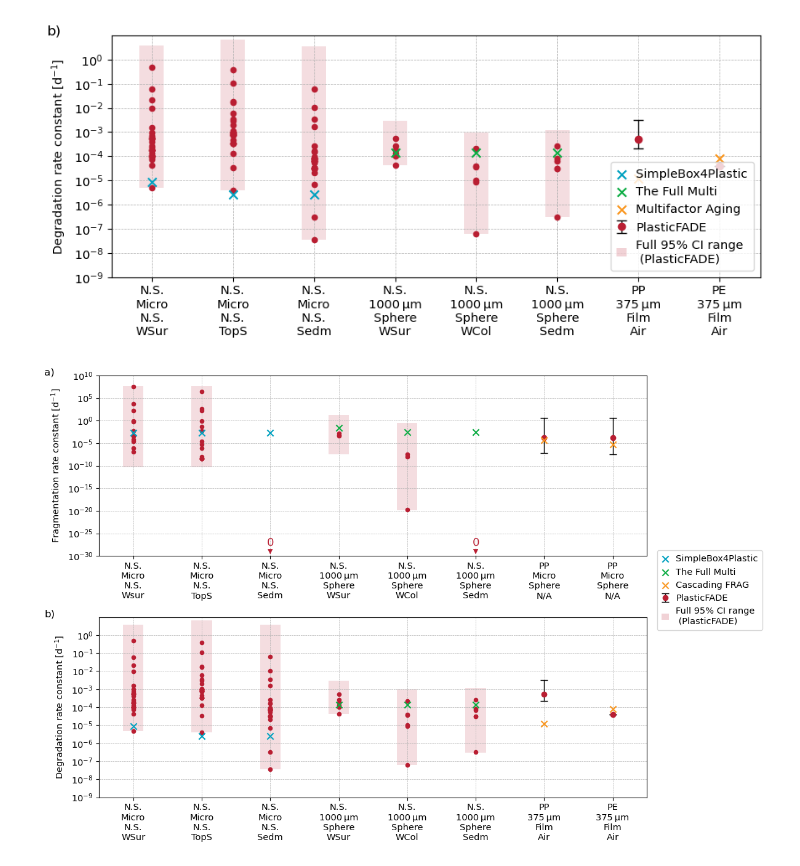
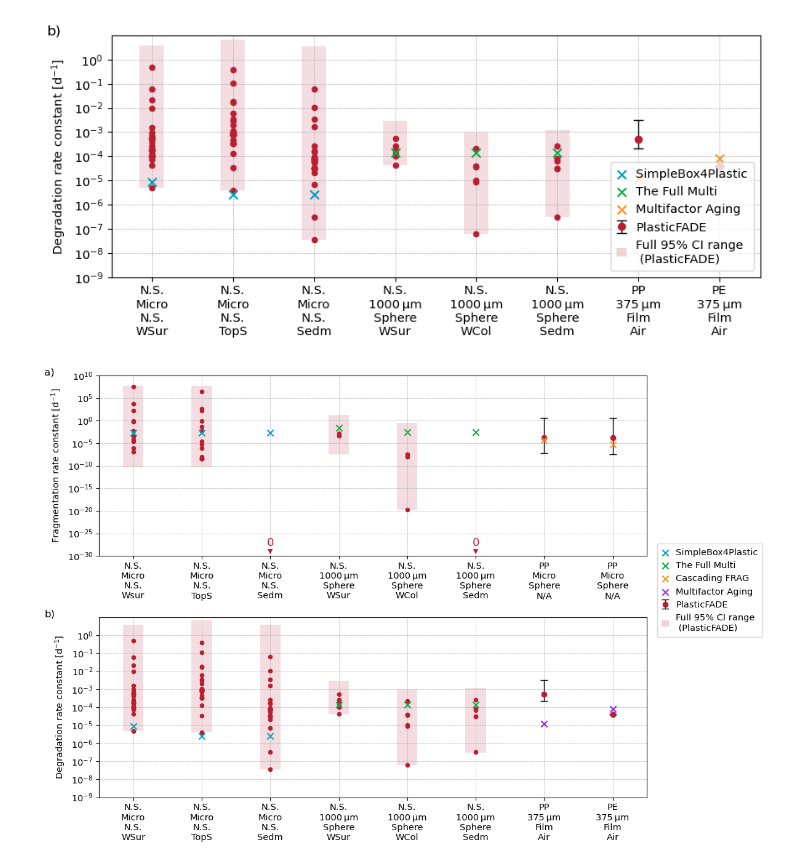
Before and after one commit to CIRAIG/PlasticFADE, a Jupyter notebook: Results_Plots in the article/Fig.5_Existing models_Comparison.ipynb, the cells around one changed output. Drawn from its saved outputs; the diff is of its cells as text; code cells hidden in the pictures.

Commit message:
update figure 5

```diff
--- a/Results_Plots in the article/Fig.5_Existing models_Comparison.ipynb
+++ b/Results_Plots in the article/Fig.5_Existing models_Comparison.ipynb
@@ -600,7 +600,7 @@ for i in range(len(data_degr)):
 # Plot k_literature as crosses
 h1_degr = ax2.scatter(x2[:3], y1_degr, color='#00A1C0', marker='x', label='SimpleBox4Plastic', zorder=5, s=55)
 h2_degr = ax2.scatter(x2[3:6], y2_degr, color='#0BAC43', marker='x', label='The Full Multi', zorder=5, s=55)
-h3_degr = ax2.scatter(x2[-2:], y3_degr, color='#FA961E', marker='x', label='Multifactor Aging', zorder=5, s=55)
+h3_degr = ax2.scatter(x2[-2:], y3_degr, color='#961efa', marker='x', label='Multifactor Aging', zorder=5, s=55)
 
 # Zero value annotations
 min_display_y_degr = 1e-9
@@ -623,32 +623,41 @@ ax2.set_ylabel('Degradation rate constant [d$^{-1}$]', labelpad=5, fontsize=10.5
 ax2.tick_params(axis='both', which='major', labelsize=10.5)
 ax2.set_xlim(-0.5, len(x2) - 0.5)
 ax2.set_ylim(1e-9, 1e+1)
 ax2.yaxis.set_major_locator(FixedLocator([10**exp for exp in range(-9, 1, 1)]))
 ax2.grid(True, which="major", ls="--", lw=0.5)
 
 # Legend for bottom subplot
 handles_degr = [h1_degr, h2_degr, h3_degr]
 if has_plasticfade_degr:
     if errorbar_plot_degr is None:
         from matplotlib.patches import Patch
         dummy_errorbar = ax2.errorbar([], [], fmt='o', color='#B91E32', ecolor='black',
                                      elinewidth=1, capsize=4, markersize=6, label='PlasticFADE')
         dummy_patch = Patch(facecolor='#B91E32', alpha=0.2, label='Full 95% CI range\n (PlasticFADE)')
         all_handles_degr = handles_degr + [dummy_errorbar, dummy_patch]
     else:
         from matplotlib.patches import Patch
         dummy_patch = Patch(facecolor='#B91E32', alpha=0.2, label='Full 95% CI range\n (PlasticFADE)')
         all_handles_degr = handles_degr + [errorbar_plot_degr, dummy_patch]
 else:
     all_handles_degr = handles_degr
 
 #ax2.legend(handles=all_handles_degr, handlelength=0.8, borderpad=0.5, loc='lower right', fontsize=10.5)
 ax2.text(-0.1, 1.0, "b)", transform=ax2.transAxes, fontsize=12, fontweight='normal')
-fig.legend(handles=all_handles_frag, handlelength=0.8, borderpad=0.5, loc='center right', fontsize=10.5, bbox_to_anchor=(1.18, 0.53))
+# Define custom order for legend
+custom_order = [
+    h1_frag,   # SimpleBox4Plastic
+    h2_frag,   # The Full Multi
+    h3_frag,   # Cascading FRAG
+    h3_degr,   # Multifactor Aging
+    errorbar_plot_frag,  # PlasticFADE (point)
+    dummy_patch          # PlasticFADE (95% CI)
+]
 
+fig.legend(handles=custom_order, handlelength=0.8, borderpad=0.5, loc='center right', fontsize=10.5, bbox_to_anchor=(1.18, 0.53))
 # Adjust layout to prevent overlap
 plt.tight_layout()
 plt.savefig("../Figures/Figure_5_combined.png", dpi=600, bbox_inches='tight')
 plt.show()
 # %% [output]
-[figure, old version]
+[figure, new version]
```
Also changed, not shown: 1 other file.
